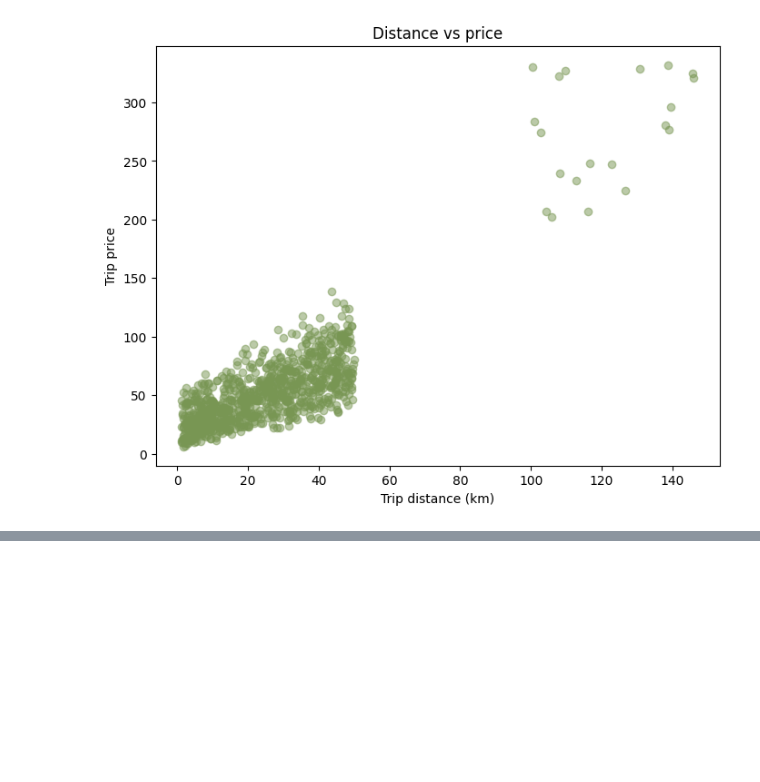
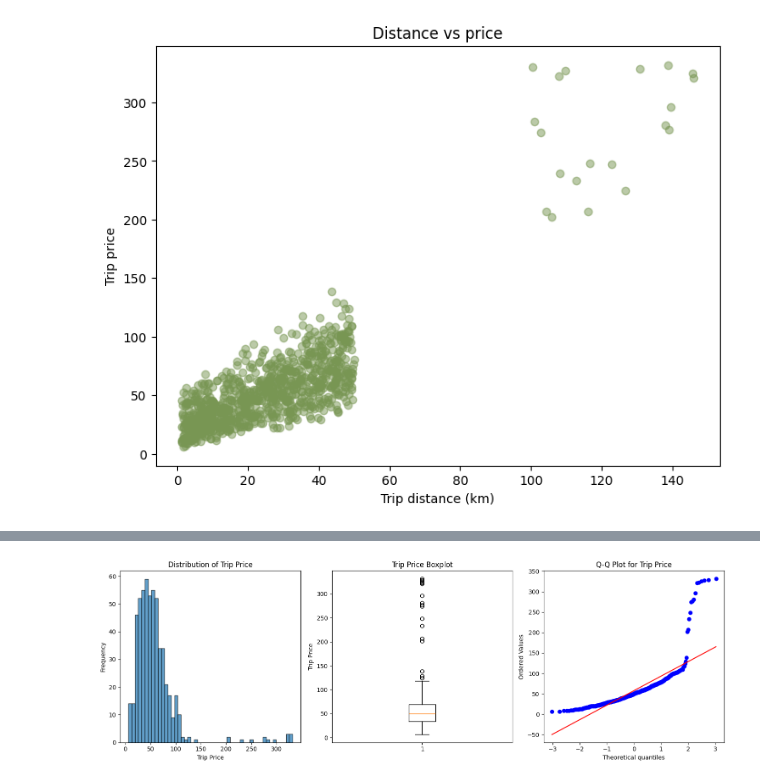
Before and after one commit to Nverest/taxi-prediction-fullstack-linus-johansson-opa24, a Jupyter notebook: explorations/01_eda.ipynb, the cells around one changed output, grey strips where cells are left out. Drawn from its saved outputs; the diff is of its cells as text; code cells hidden in the pictures; blank space fills up the shorter version.

Commit message:
more eda using df_clean with no nulls value

```diff
--- a/explorations/01_eda.ipynb
+++ b/explorations/01_eda.ipynb
@@ -129,0 +153,3 @@ np.float64(119.84)
+# %%
+df_clean = df.dropna()
+df_clean
@@ -129,0 +202,24 @@ np.float64(119.84)
+# %%
+plt.figure(figsize=(15, 5))
+
+plt.subplot(1, 3, 1)
+plt.hist(df_clean['Trip_Price'], bins=50, edgecolor='black', alpha=0.7)
+plt.xlabel('Trip Price')
+plt.ylabel('Frequency')
+plt.title('Distribution of Trip Price')
+
+plt.subplot(1, 3, 2)
+plt.boxplot(df_clean['Trip_Price'])
+plt.ylabel('Trip Price')
+plt.title('Trip Price Boxplot')
+
+plt.subplot(1, 3, 3)
+from scipy import stats
+stats.probplot(df_clean['Trip_Price'], dist="norm", plot=plt)
+plt.title('Q-Q Plot for Trip Price')
+
+plt.tight_layout()
+plt.savefig('../src/taxipred/Visualization/trip_price_distribution.png', dpi=300, bbox_inches='tight')
+plt.show()
+# %% [output]
+[figure, added]
```
Also changed, not shown: parts of 8 cells of this notebook.
